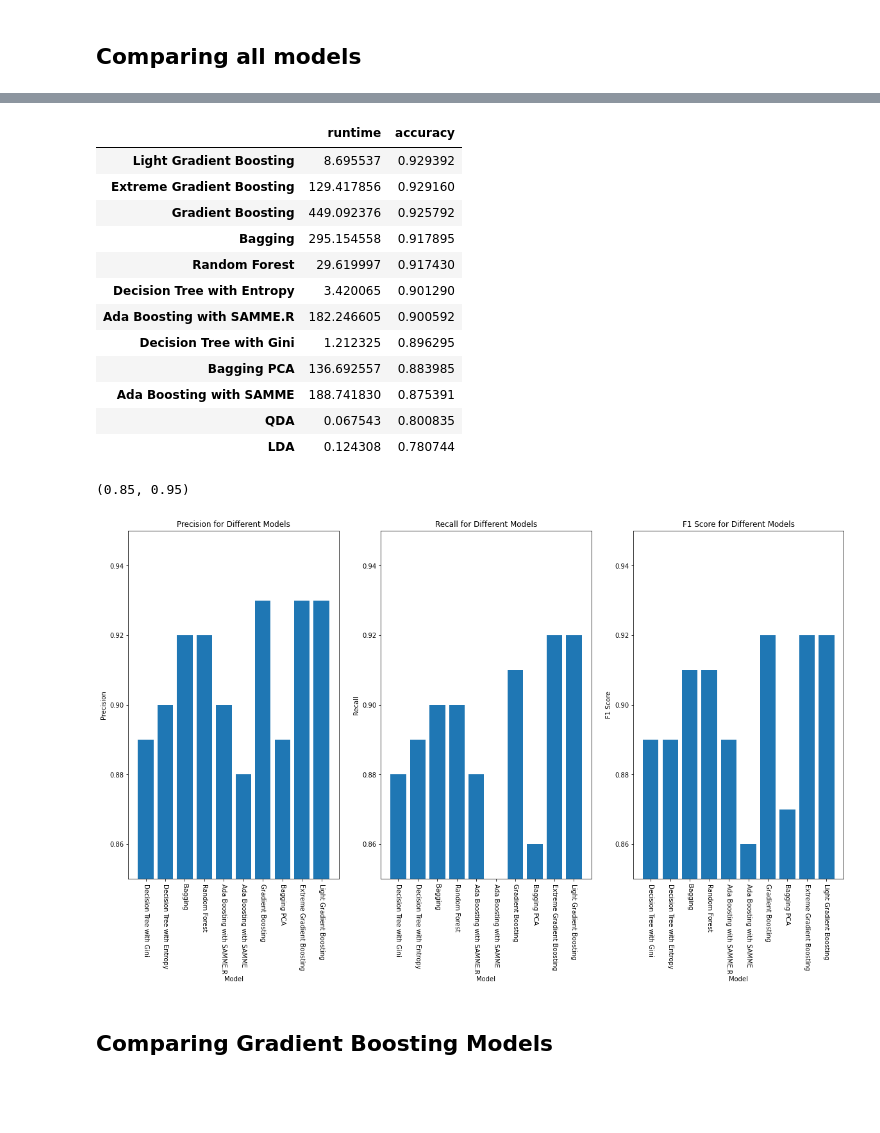
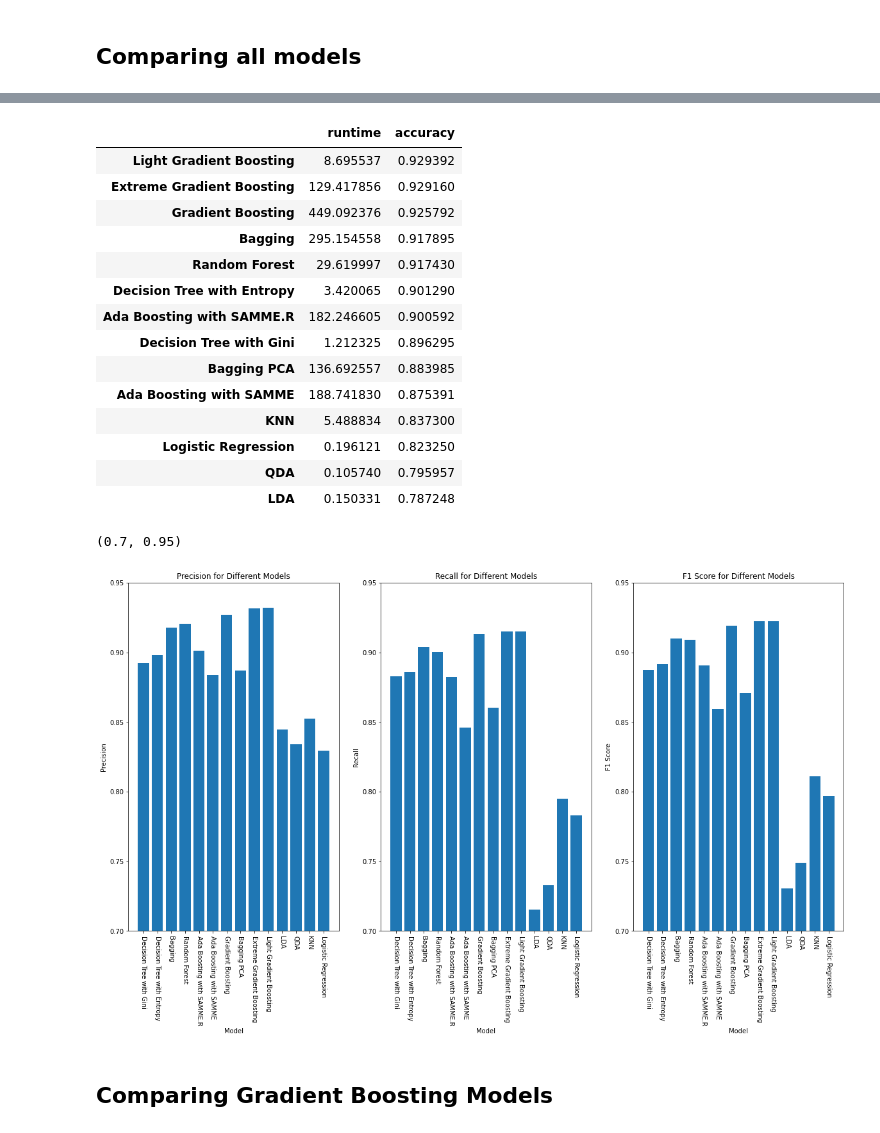
Before and after one commit to michael-suggs/earth-science-svsm, a Jupyter notebook: Classification Models/Model Comparisons.ipynb, the cells around one changed output, grey strips where cells are left out. Drawn from its saved outputs; the diff is of its cells as text; code cells hidden in the pictures; blank space fills up the shorter version.

```diff
--- a/Classification Models/Model Comparisons.ipynb
+++ b/Classification Models/Model Comparisons.ipynb
@@ -34,5 +36,6 @@ Text(0, 0.5, 'Accuracy')
 # %%
-runtime = [1.212325299999975, 3.4200645000000804, 295.1545583000002, 29.61999680000008, 182.24660510000012, 188.74182999999994, 449.09237560000474, 0.1243082000000868, 0.06754339999997683, 136.6925569999985, 129.4178562000002, 8.695536700000048]
+col = ["Decision Tree with Gini", "Decision Tree with Entropy", "Bagging", "Random Forest", "Ada Boosting with SAMME.R","Ada Boosting with SAMME" , "Gradient Boosting", "LDA", "QDA", "Bagging PCA", "Extreme Gradient Boosting", "Light Gradient Boosting", "Logistic Regression", "KNN"]
+runtime = [1.212325299999975, 3.4200645000000804, 295.1545583000002, 29.61999680000008, 182.24660510000012, 188.74182999999994, 449.09237560000474, 0.1503308000000061, 0.10574000000008255, 136.6925569999985, 129.4178562000002, 8.695536700000048, 0.19612139999998135, 5.488834499999996]
 
 scores_mean = []
 for score in scores:
@@ -55,39 +58,41 @@ df2.sort_values(by="accuracy")[::-1]
 | Decision Tree with Gini | 1.212325 | 0.896295 |
 | Bagging PCA | 136.692557 | 0.883985 |
 | Ada Boosting with SAMME | 188.741830 | 0.875391 |
-| QDA | 0.067543 | 0.800835 |
-| LDA | 0.124308 | 0.780744 |
+| KNN | 5.488834 | 0.837300 |
+| Logistic Regression | 0.196121 | 0.823250 |
+| QDA | 0.105740 | 0.795957 |
+| LDA | 0.150331 | 0.787248 |
 # %%
-precision = [0.89, 0.9, 0.92, 0.92, 0.9, 0.88, 0.93, 0.89, 0.93, 0.93]
-recall = [0.88, 0.89, 0.9, 0.9, 0.88, 0.85, 0.91, 0.86, 0.92, 0.92]
-f1 = [0.89, 0.89, 0.91, 0.91, 0.89, 0.86, 0.92, 0.87, 0.92, 0.92]
-col = ["Decision Tree with Gini", "Decision Tree with Entropy", "Bagging", "Random Forest", "Ada Boosting with SAMME.R","Ada Boosting with SAMME" , "Gradient Boosting", "Bagging PCA", "Extreme Gradient Boosting", "Light Gradient Boosting"]
+precision = [0.8923, 0.8979, 0.9176, 0.9205, 0.9012, 0.8839, 0.9268, 0.8870, 0.9314, 0.9319, 0.8447, 0.8338, 0.8524, 0.8293]
+recall = [0.8830, 0.8861, 0.9040, 0.9004, 0.8825, 0.8458, 0.9129, 0.8603, 0.9151, 0.9151, 0.7155, 0.7327, 0.7949, 0.7831]
+f1 = [0.8872, 0.8914, 0.9100, 0.9089, 0.8904, 0.8593, 0.9191, 0.8708, 0.9222, 0.9224, 0.7304, 0.7491, 0.8112, 0.7969]
+col = ["Decision Tree with Gini", "Decision Tree with Entropy", "Bagging", "Random Forest", "Ada Boosting with SAMME.R","Ada Boosting with SAMME" , "Gradient Boosting", "Bagging PCA", "Extreme Gradient Boosting", "Light Gradient Boosting", "LDA", "QDA", "KNN", "Logistic Regression"]
 # %%
 fig, (ax1, ax2, ax3) = plt.subplots(1,3, figsize=(20, 10))
 plt.setp(ax1.xaxis.get_majorticklabels(), rotation=270)
 plt.setp(ax2.xaxis.get_majorticklabels(), rotation=270)
 plt.setp(ax3.xaxis.get_majorticklabels(), rotation=270)
 
 ax1.bar(col, precision, tick_label=col)
 ax1.set_title("Precision for Different Models")
 ax1.set_xlabel("Model")
 ax1.set_ylabel("Precision")
-ax1.set_ylim([.85, .95])
+ax1.set_ylim([.70, .95])
 
 ax2.bar(col, recall, tick_label=col)
 ax2.set_title("Recall for Different Models")
 ax2.set_xlabel("Model")
 ax2.set_ylabel("Recall")
-ax2.set_ylim([.85, .95])
+ax2.set_ylim([.70, .95])
 
 ax3.bar(col, f1, tick_label=col)
 ax3.set_title("F1 Score for Different Models")
 ax3.set_xlabel("Model")
 ax3.set_ylabel("F1 Score")
-ax3.set_ylim([.85, .95])
+ax3.set_ylim([.70, .95])
 # %% [output]
-(0.85, 0.95)
+(0.7, 0.95)
-[figure, old version]
+[figure, new version]
 # %% [markdown]
 ## Comparing Gradient Boosting Models
 # %%
```
Also changed, not shown: parts of 2 cells of this notebook, 6 other files.
